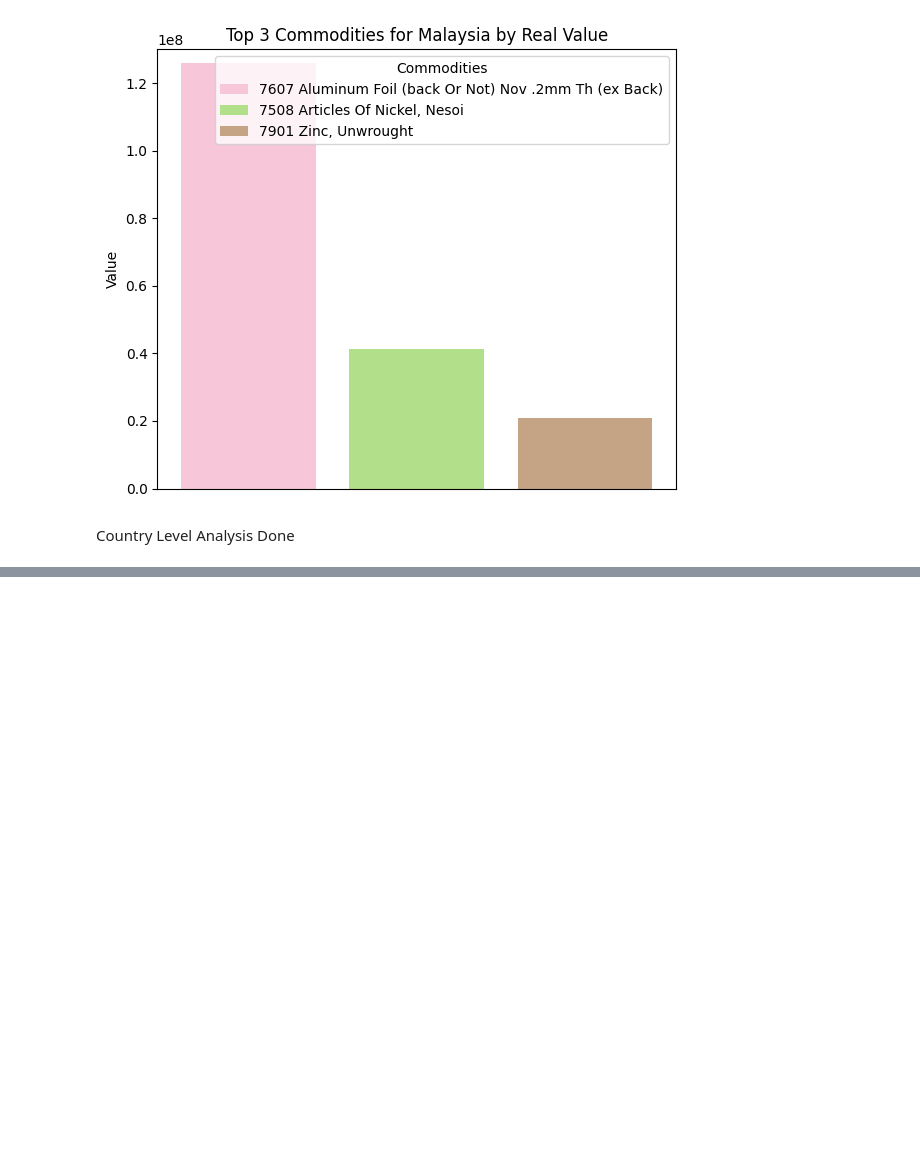
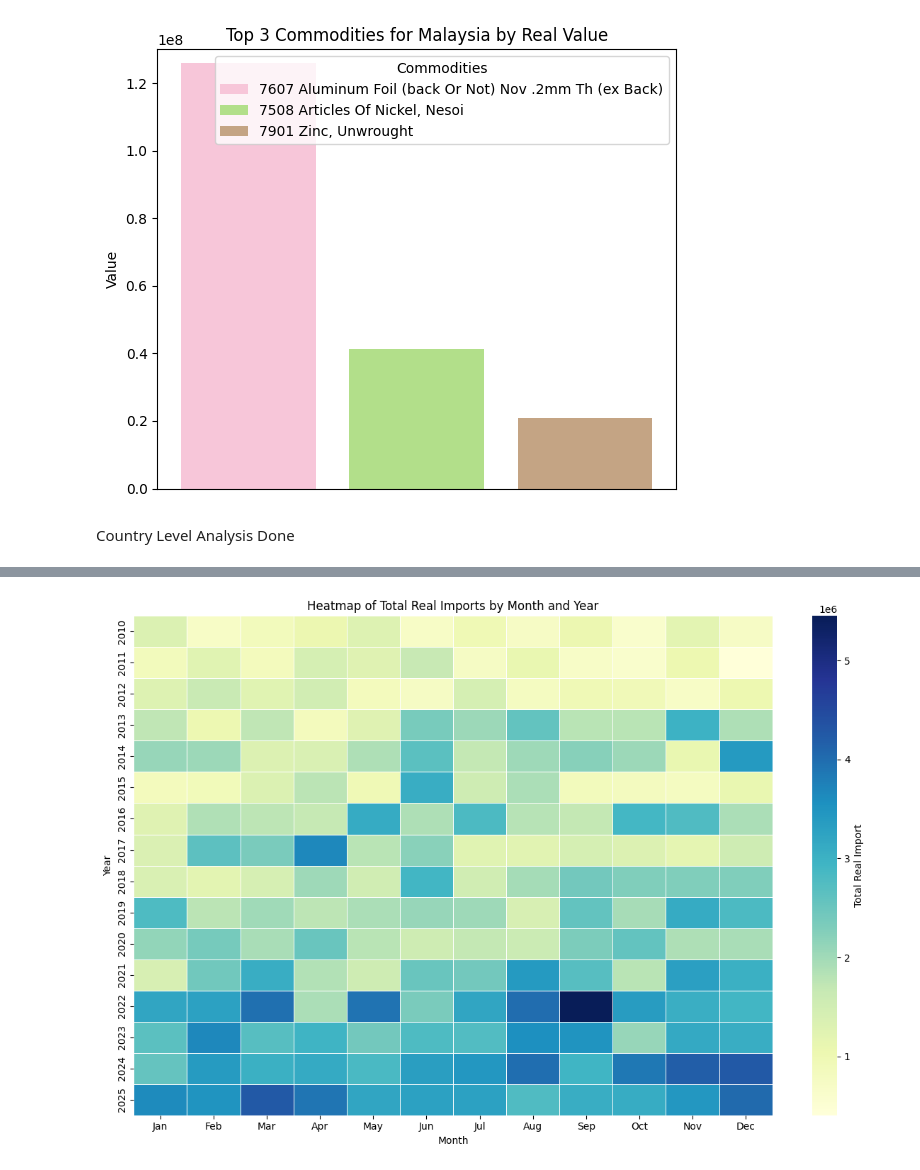
Before and after one commit to rutvikarnik5/Seed2s-Reveal-Unified-Methodology, a Jupyter notebook: Retrospective Team/EDA.ipynb, the cells around one changed output, grey strips where cells are left out. Cells and saved outputs as stored; diff of their text form; code cells hidden in the pictures; blank space fills up the shorter version.

```diff
--- a/Retrospective Team/EDA.ipynb
+++ b/Retrospective Team/EDA.ipynb
@@ -213,0 +298,39 @@ Country Level Analysis Done
+# %%
+# otherwise the only color would be at the outlier months
+cutoff = df['Real_Value'].quantile(0.99)
+# cutoff = df['Real_Value'].quantile(1)
+filtered_df = df[df['Real_Value'] <= cutoff]
+
+monthly_total = (
+    filtered_df.groupby(['Year', 'Month'], as_index=False)['Real_Value']
+      .sum()
+      .rename(columns={'Real_Value': 'Monthly_Total_Real_Import'})
+)
+
+heatmap_data = monthly_total.pivot(
+    index='Year',
+    columns='Month',
+    values='Monthly_Total_Real_Import'
+)
+
+heatmap_data = heatmap_data.reindex(columns=range(1, 13))
+
+
+plt.figure(figsize=(12, 8))
+ax = sns.heatmap(
+    heatmap_data,
+    cmap='YlGnBu',
+    linewidths=0.5,
+    linecolor='white',
+    cbar_kws={'label': 'Total Real Import'}
+)
+
+ax.set_title('Heatmap of Total Real Imports by Month and Year')
+ax.set_xlabel('Month')
+ax.set_ylabel('Year')
+ax.set_xticklabels(month_labels, rotation=0)
+
+plt.tight_layout()
+plt.show()
+# %% [output]
+[figure, added]
```
Also changed, not shown: parts of 12 cells of this notebook, 1 other file.
